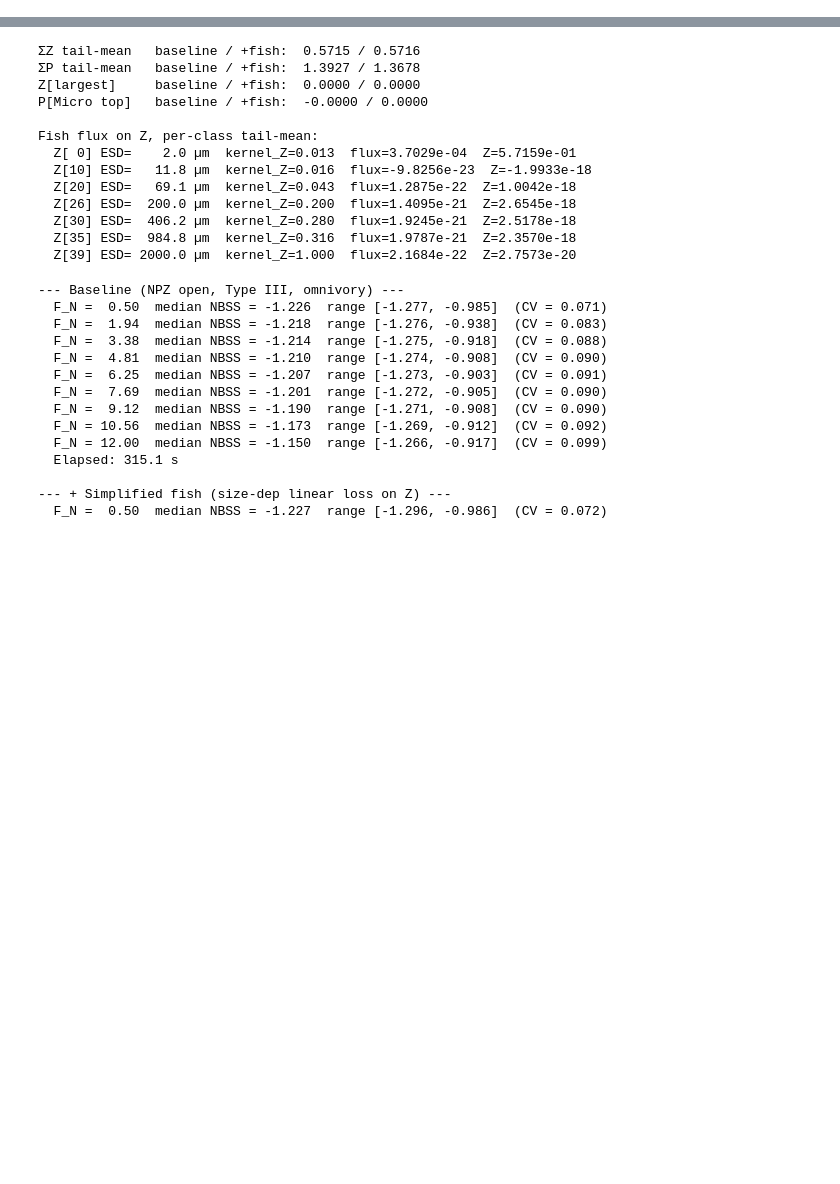
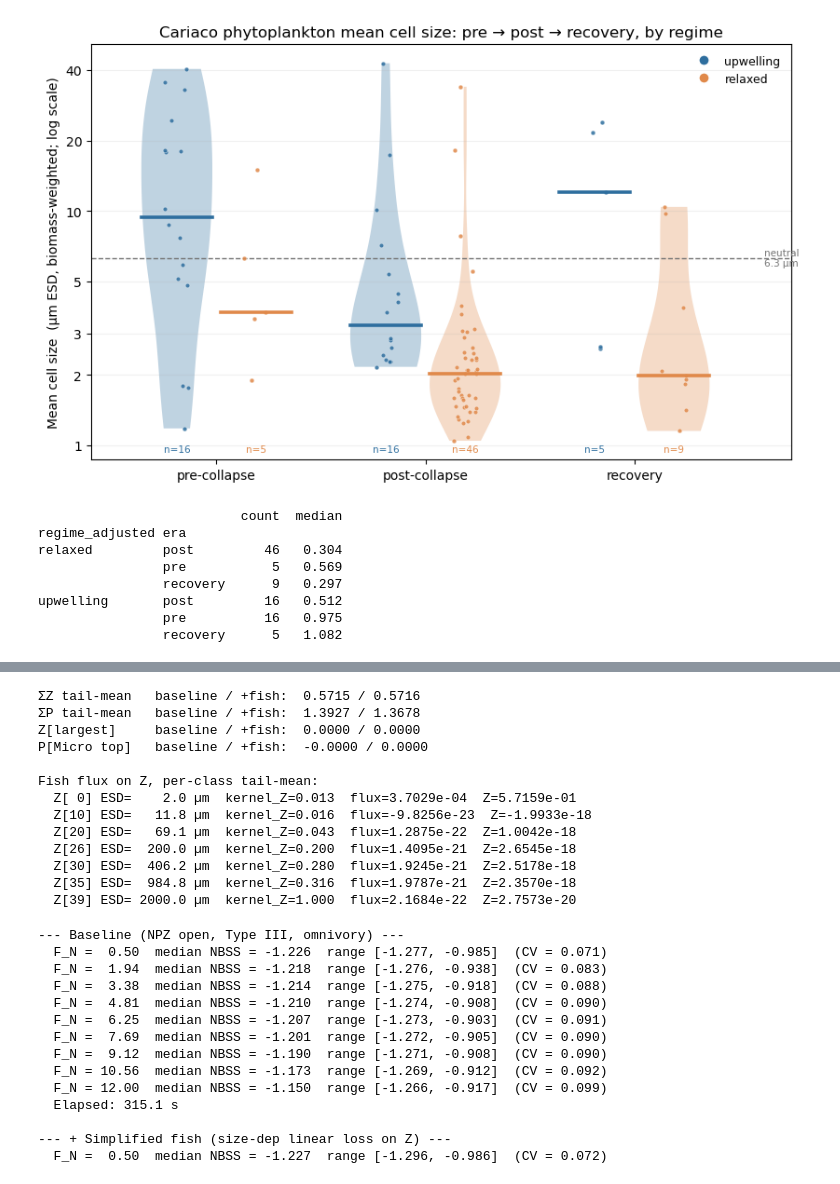
Before and after one commit to ben1post/SSMCariaco, a Jupyter notebook: plots/TestQuickPlots.ipynb, the cells around one changed output, grey strips where cells are left out. Cells and saved outputs as stored; diff of their text form; code cells hidden in the pictures; blank space fills up the shorter version.

```diff
--- a/plots/TestQuickPlots.ipynb
+++ b/plots/TestQuickPlots.ipynb
@@ -111,0 +185,60 @@ recovery          14  -1.093 -1.051
+# %%
+import numpy as np, pandas as pd, matplotlib.pyplot as plt
+from matplotlib.lines import Line2D
+from cariaco_obs import DEFAULT_CSV_PATH
+
+df = pd.read_csv(DEFAULT_CSV_PATH, parse_dates=['date'])
+df = df.dropna(subset=['size_centroid'])
+df = df[df['regime_adjusted'].isin(['upwelling', 'relaxed'])].copy()
+df['era'] = np.where(df['date'].dt.year < 2005, 'pre',
+            np.where(df['date'].dt.year < 2014, 'post', 'recovery'))
+
+eras = ['pre', 'post', 'recovery']
+era_lab = {'pre': 'pre-collapse', 'post': 'post-collapse', 'recovery': 'recovery'}
+regimes = ['upwelling', 'relaxed']
+col = {'upwelling': '#2E6E9E', 'relaxed': '#E0894A'}     # cool upwelling / warm relaxed
+um_ticks = [1, 2, 3, 5, 10, 20, 40]                       # axis in µm, data in centroid space
+NEUTRAL = 0.80                                            # centroid neutral = 6.3 µm
+rng = np.random.default_rng(0)
+
+fig, ax = plt.subplots(figsize=(8.4, 5.2))
+for i, e in enumerate(eras):
+    for r, dx in zip(regimes, (-0.19, 0.19)):
+        v = df[(df.era == e) & (df.regime_adjusted == r)]['size_centroid'].values
+        pos = i + dx
+        if len(v) >= 6:                                  # only KDE where n supports it
+            pc = ax.violinplot([v], positions=[pos], widths=0.34,
+                               showmedians=False, showextrema=False)
+            for b in pc['bodies']:
+                b.set_facecolor(col[r]); b.set_edgecolor('none'); b.set_alpha(0.30)
+        if len(v):
+            ax.scatter(pos + (rng.random(len(v)) - .5) * 0.12, v, s=12, color=col[r],
+                       edgecolor='white', linewidth=0.3, alpha=0.85, zorder=3)
+            ax.plot([pos - 0.17, pos + 0.17], [np.median(v)] * 2, color=col[r], lw=2.6, zorder=4)
+        ax.text(pos, 0.015, f'n={len(v)}', transform=ax.get_xaxis_transform(),
+                ha='center', va='bottom', fontsize=7.5, color=col[r])
+
+ax.axhline(NEUTRAL, color='0.45', ls='--', lw=1, zorder=1)
+ax.text(2.62, NEUTRAL, 'neutral\n6.3 µm', va='center', ha='left', fontsize=7.5, color='0.45')
+ax.set_yticks([np.log10(u) for u in um_ticks]); ax.set_yticklabels([str(u) for u in um_ticks])
+ax.set_ylabel('Mean cell size  (µm ESD, biomass-weighted; log scale)')
+ax.set_xticks(range(len(eras))); ax.set_xticklabels([era_lab[e] for e in eras])
+ax.set_xlim(-0.6, 2.75)
+ax.set_title('Cariaco phytoplankton mean cell size: pre → post → recovery, by regime')
+ax.legend(handles=[Line2D([0], [0], marker='o', color='w', markerfacecolor=col[r],
+                          markersize=8, label=r) for r in regimes],
+          loc='upper right', frameon=False, fontsize=9)
+ax.grid(axis='y', alpha=0.18)
+plt.tight_layout(); plt.show()
+
+print(df.groupby(['regime_adjusted', 'era'])['size_centroid'].agg(['count', 'median']).round(3))
+# %% [output]
+[figure, added]
+                          count  median
+regime_adjusted era
+relaxed         post         46   0.304
+                pre           5   0.569
+                recovery      9   0.297
+upwelling       post         16   0.512
+                pre          16   0.975
+                recovery      5   1.082
```
Also changed, not shown: parts of 17 cells of this notebook, 3 other files.
